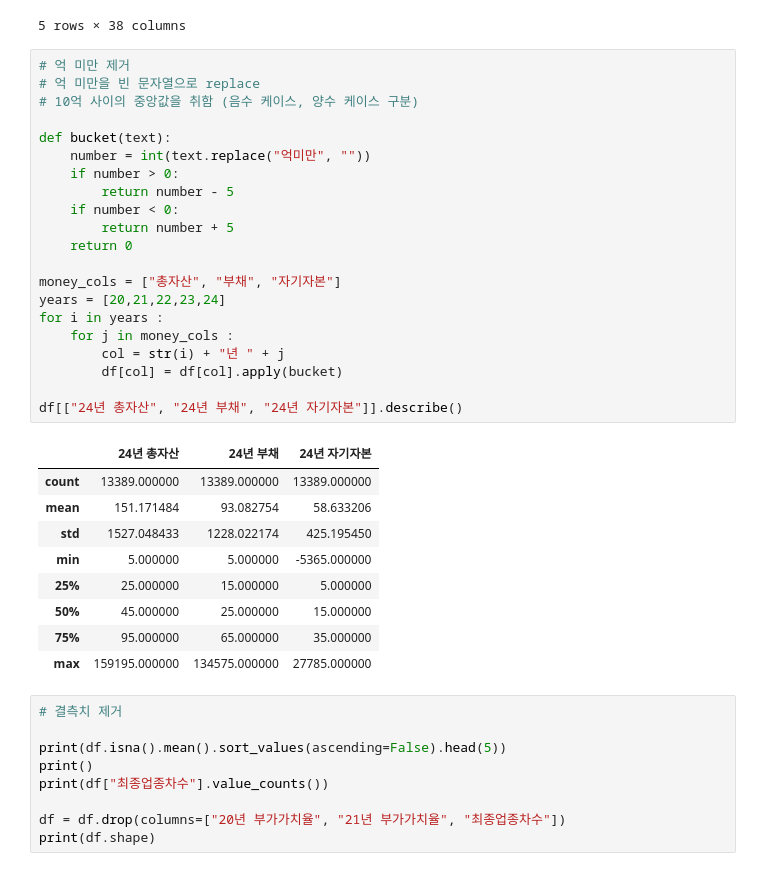
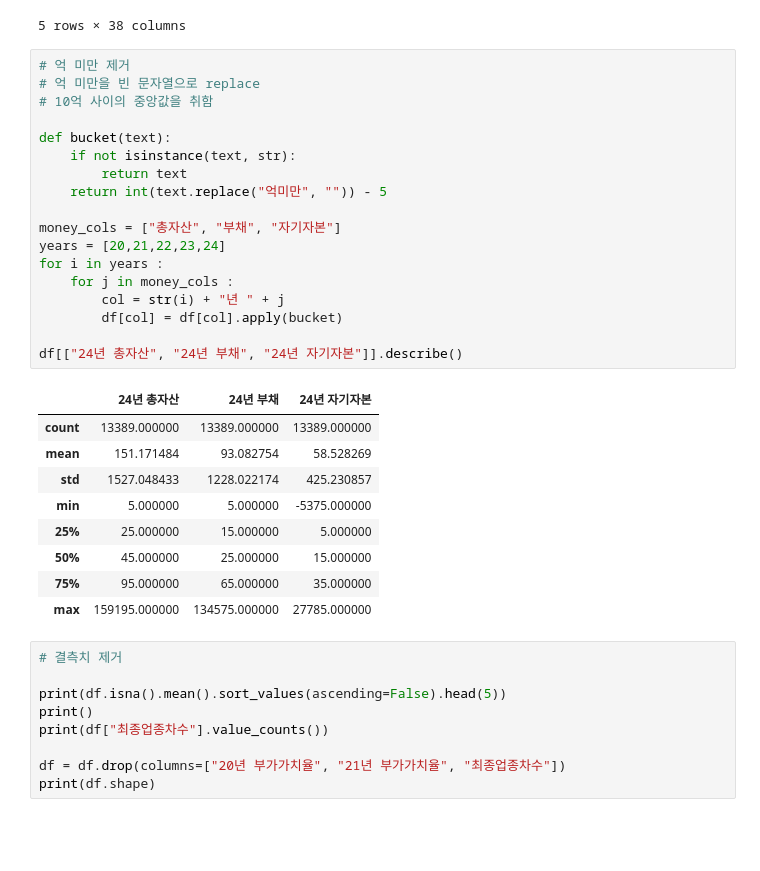
Before and after one commit to JeongHyck06/2026-2_DS_Hackathon, a Jupyter notebook: notebooks/preprocess.ipynb, the cells around one changed output. Saved outputs shown, nothing was run; the diff lists cells and outputs as text; blank space fills up the shorter version.

```diff
--- a/notebooks/preprocess.ipynb
+++ b/notebooks/preprocess.ipynb
@@ -25,30 +25,27 @@ df.head()
 # %%
 # 억 미만 제거
 # 억 미만을 빈 문자열으로 replace
-# 10억 사이의 중앙값을 취함 (음수 케이스, 양수 케이스 구분)
+# 10억 사이의 중앙값을 취함
 
 def bucket(text):
-    number = int(text.replace("억미만", ""))
-    if number > 0:
-        return number - 5
-    if number < 0:
-        return number + 5
-    return 0
+    if not isinstance(text, str):
+        return text
+    return int(text.replace("억미만", "")) - 5
 
 money_cols = ["총자산", "부채", "자기자본"]
 years = [20,21,22,23,24]
 for i in years :
     for j in money_cols :
         col = str(i) + "년 " + j
         df[col] = df[col].apply(bucket)
 
 df[["24년 총자산", "24년 부채", "24년 자기자본"]].describe()
 # %% [output]
 |  | 24년 총자산 | 24년 부채 | 24년 자기자본 |
 | count | 13389.000000 | 13389.000000 | 13389.000000 |
-| mean | 151.171484 | 93.082754 | 58.633206 |
-| std | 1527.048433 | 1228.022174 | 425.195450 |
-| min | 5.000000 | 5.000000 | -5365.000000 |
+| mean | 151.171484 | 93.082754 | 58.528269 |
+| std | 1527.048433 | 1228.022174 | 425.230857 |
+| min | 5.000000 | 5.000000 | -5375.000000 |
 | 25% | 25.000000 | 15.000000 | 5.000000 |
 | 50% | 45.000000 | 25.000000 | 15.000000 |
 | 75% | 95.000000 | 65.000000 | 35.000000 |
```
Also changed, not shown: parts of 4 cells of this notebook, 1 other file.
